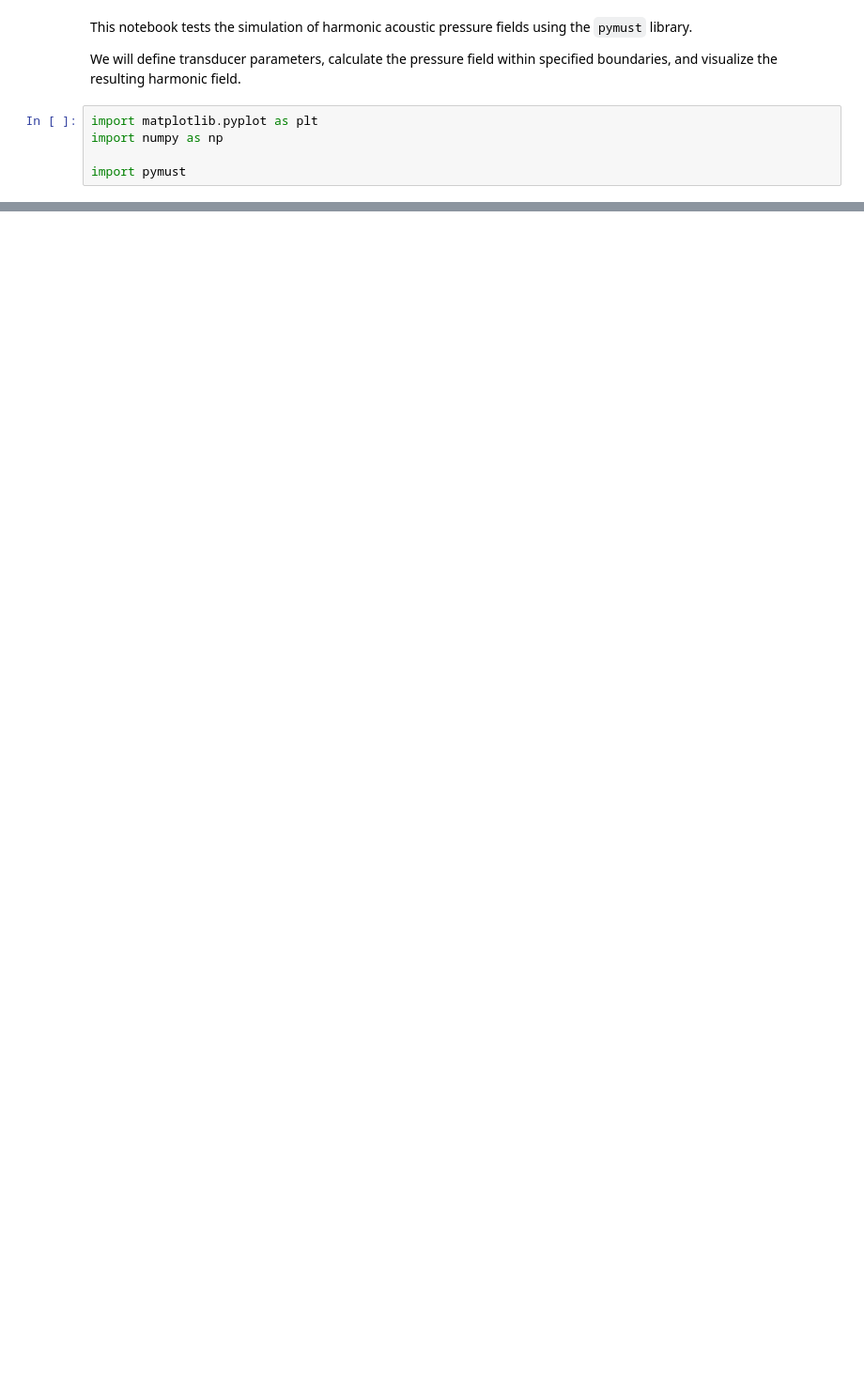
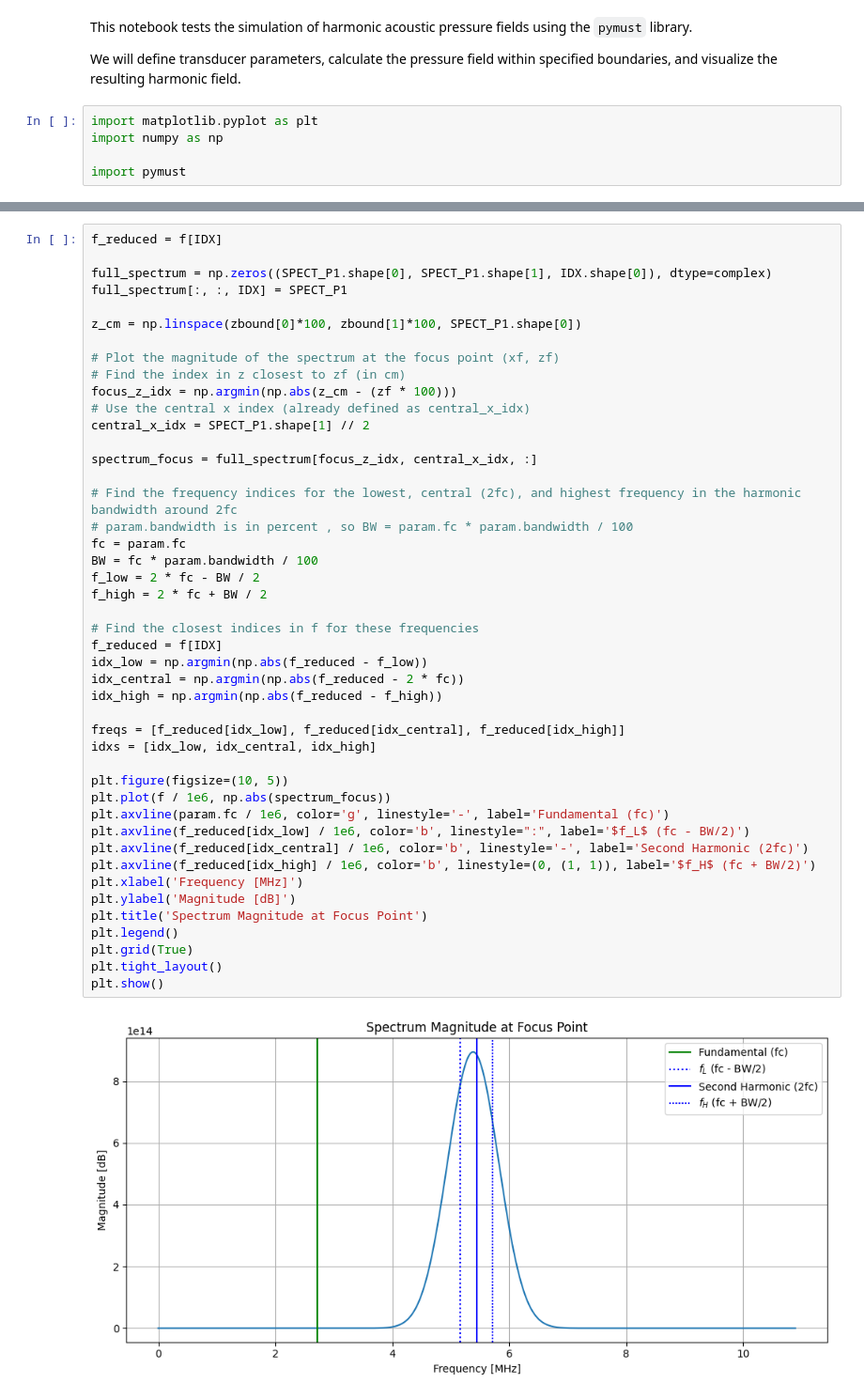
Before and after one commit to dribalta/PyMUST, a Jupyter notebook: examples/pfield_harmonic_demo.ipynb, the cells around one changed output, grey strips where cells are left out. Shown at 94% size. Saved outputs shown, nothing was run; the diff lists cells and outputs as text; blank space fills up the shorter version.

```diff
--- a/examples/pfield_harmonic_demo.ipynb
+++ b/examples/pfield_harmonic_demo.ipynb
@@ -44,0 +42,47 @@ plt.show()
+# %%
+f_reduced = f[IDX]
+
+full_spectrum = np.zeros((SPECT_P1.shape[0], SPECT_P1.shape[1], IDX.shape[0]), dtype=complex)
+full_spectrum[:, :, IDX] = SPECT_P1
+
+z_cm = np.linspace(zbound[0]*100, zbound[1]*100, SPECT_P1.shape[0])
+
+# Plot the magnitude of the spectrum at the focus point (xf, zf)
+# Find the index in z closest to zf (in cm)
+focus_z_idx = np.argmin(np.abs(z_cm - (zf * 100)))
+# Use the central x index (already defined as central_x_idx)
+central_x_idx = SPECT_P1.shape[1] // 2
+
+spectrum_focus = full_spectrum[focus_z_idx, central_x_idx, :]
+
+# Find the frequency indices for the lowest, central (2fc), and highest frequency in the harmonic bandwidth around 2fc
+# param.bandwidth is in percent , so BW = param.fc * param.bandwidth / 100
+fc = param.fc
+BW = fc * param.bandwidth / 100
+f_low = 2 * fc - BW / 2
+f_high = 2 * fc + BW / 2
+
+# Find the closest indices in f for these frequencies
+f_reduced = f[IDX]
+idx_low = np.argmin(np.abs(f_reduced - f_low))
+idx_central = np.argmin(np.abs(f_reduced - 2 * fc))
+idx_high = np.argmin(np.abs(f_reduced - f_high))
+
+freqs = [f_reduced[idx_low], f_reduced[idx_central], f_reduced[idx_high]]
+idxs = [idx_low, idx_central, idx_high]
+
+plt.figure(figsize=(10, 5))
+plt.plot(f / 1e6, np.abs(spectrum_focus))
+plt.axvline(param.fc / 1e6, color='g', linestyle='-', label='Fundamental (fc)')
+plt.axvline(f_reduced[idx_low] / 1e6, color='b', linestyle=":", label='$f_L$ (fc - BW/2)')
+plt.axvline(f_reduced[idx_central] / 1e6, color='b', linestyle='-', label='Second Harmonic (2fc)')
+plt.axvline(f_reduced[idx_high] / 1e6, color='b', linestyle=(0, (1, 1)), label='$f_H$ (fc + BW/2)')
+plt.xlabel('Frequency [MHz]')
+plt.ylabel('Magnitude [dB]')
+plt.title('Spectrum Magnitude at Focus Point')
+plt.legend()
+plt.grid(True)
+plt.tight_layout()
+plt.show()
+# %% [output]
+[figure, added]
```
Also changed, not shown: parts of 10 cells of this notebook, 3 other files.
